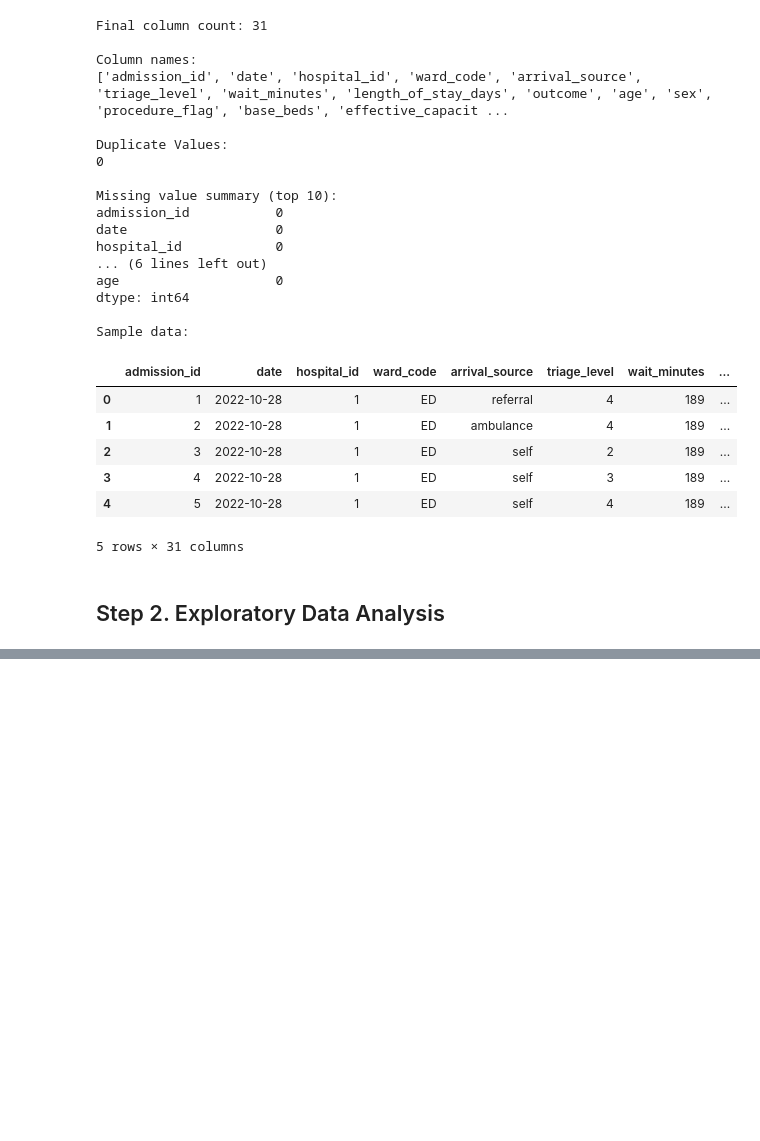
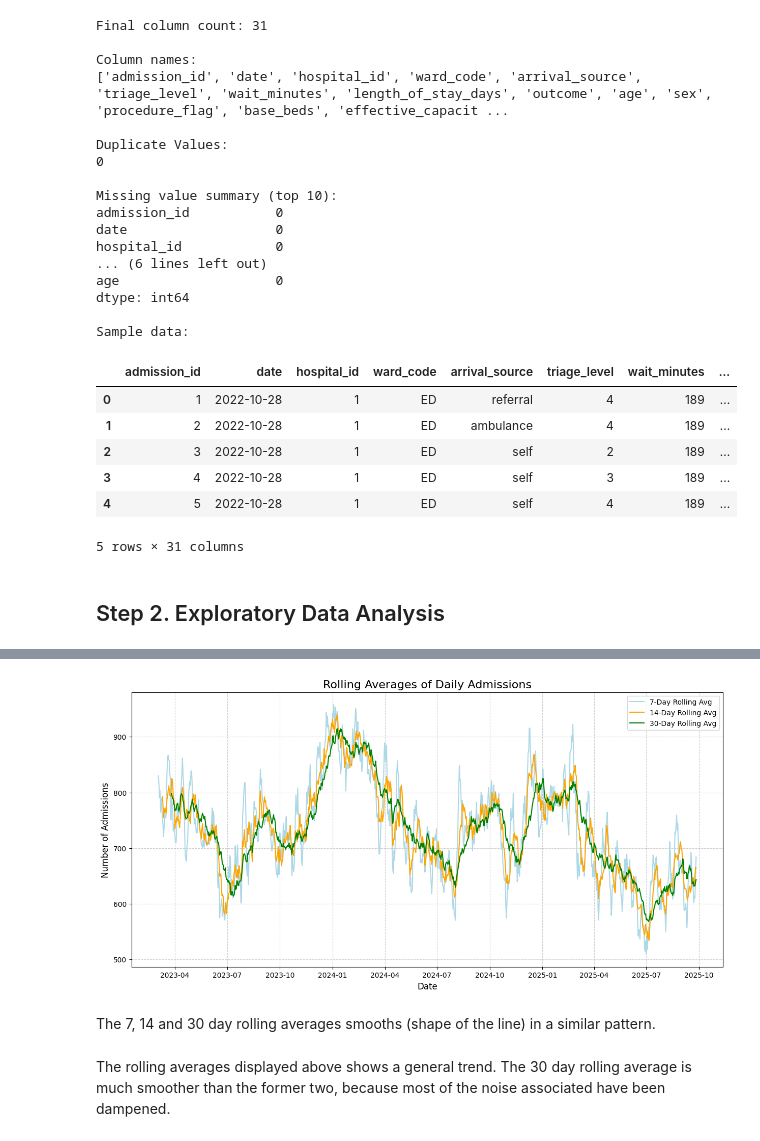
Before and after one commit to barocky10z/Heal-Sight-Prediction, a Jupyter notebook: Amdari-HealSight-Prediction/Preprocessing/dataCleaning.ipynb, the cells around one changed output, grey strips where cells are left out. Drawn from its saved outputs; the diff is of its cells as text; code cells hidden in the pictures; blank space fills up the shorter version.

```diff
--- a/Amdari-HealSight-Prediction/Preprocessing/dataCleaning.ipynb
+++ b/Amdari-HealSight-Prediction/Preprocessing/dataCleaning.ipynb
@@ -627,0 +638,3 @@ plt.show()
+# %%
+#Check for missing values before proceeding with resampling as time series data hates missing values.
+daily_inflow.set_index('date').resample('7D').mean().isnull().sum().reset_index()
@@ -627,0 +711,11 @@ plt.show()
+# %%
+#Create a Lag feature for the daily inflow data
+
+
+daily_inflow['lag_1'] = daily_inflow['admissions'].shift(1) # 1 day lag
+daily_inflow['lag_7'] = daily_inflow['admissions'].shift(7) # 7 day lag
+daily_inflow['lag_14'] = daily_inflow['admissions'].shift(14) # 14 day lag
+daily_inflow['lag_30'] = daily_inflow['admissions'].shift(30) # 30 day lag
+
+# Drop all Nan Rows created by the lag features
+#daily_inflow = daily_inflow.dropna()
@@ -627,0 +724,7 @@ plt.show()
+# %%
+# Get the rolling averages to smooth the time series data
+
+daily_inflow['roll_7']  = daily_inflow['admissions'].rolling(window=7).mean()
+daily_inflow['roll_14'] = daily_inflow['admissions'].rolling(window=14).mean()
+daily_inflow['roll_30'] = daily_inflow['admissions'].rolling(window=30).mean()
+daily_inflow.head(15)
@@ -627,0 +748,18 @@ plt.show()
+# %%
+# Plot the rolling averages for the 7, 14 and 30 day periods
+plt.figure(figsize=(15, 7))
+plt.plot(daily_inflow['date'], daily_inflow['roll_7'], label='7-Day Rolling Avg', color='lightblue')
+plt.plot(daily_inflow['date'], daily_inflow['roll_14'], label='14-Day Rolling Avg', color='orange')
+plt.plot(daily_inflow['date'], daily_inflow['roll_30'], label='30-Day Rolling Avg', color='green')
+plt.title('Rolling Averages of Daily Admissions', fontsize=16)
+plt.xlabel('Date', fontsize=12)
+plt.ylabel('Number of Admissions', fontsize=12)
+plt.legend()
+plt.grid(True, linestyle='--', alpha=0.6)
+plt.show()
+# %% [output]
+[figure, added]
+# %% [markdown]
+The 7, 14 and 30 day rolling averages smooths (shape of the line) in a similar pattern.
+# %% [markdown]
+The rolling averages displayed above shows a general trend. The 30 day rolling average is much smoother than the former two, because most of the noise associated have been dampened.
```
Also changed, not shown: parts of 34 cells of this notebook, 1 other file.
